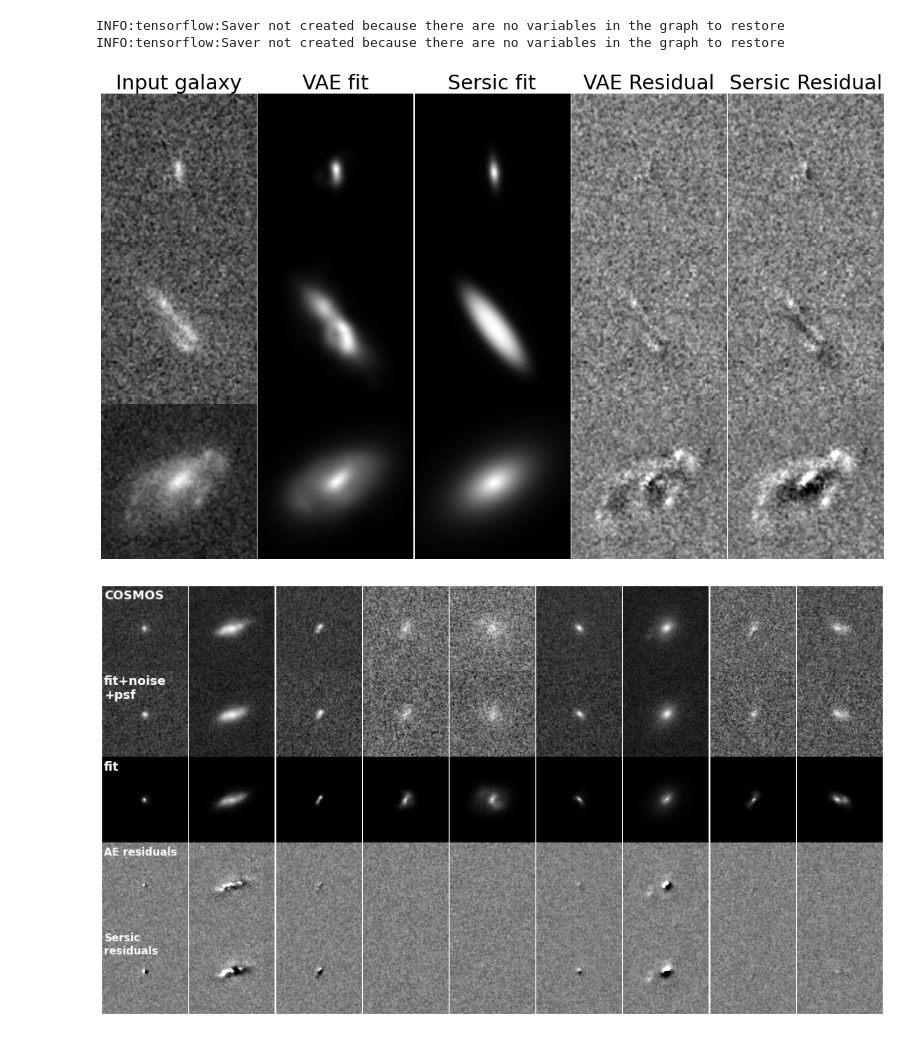
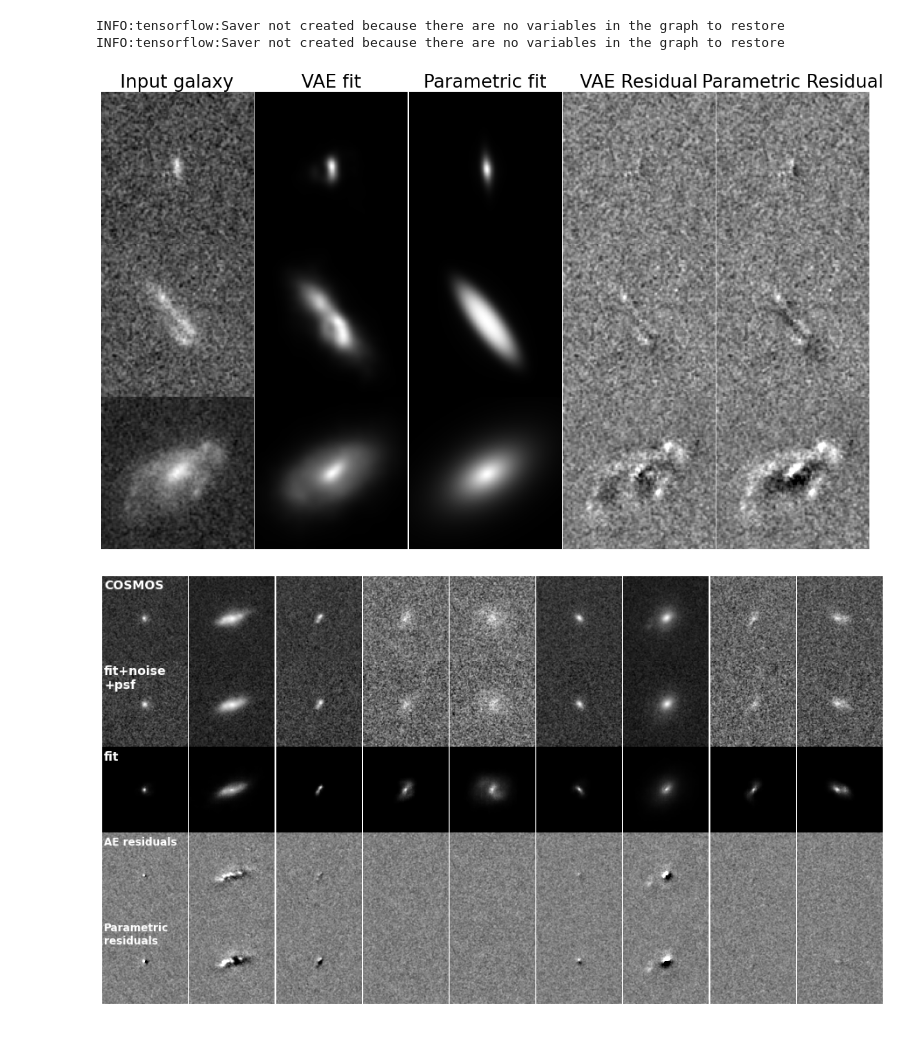
Before and after one commit to McWilliamsCenter/deep_galaxy_models, a Jupyter notebook: Figure_autoencode.ipynb, the cells around one changed output. Cells and saved outputs as stored; diff of their text form; code cells hidden in the pictures.

```diff
--- a/Figure_autoencode.ipynb
+++ b/Figure_autoencode.ipynb
@@ -34,7 +34,7 @@ INFO:tensorflow:Saver not created because there are no variables in the graph to
 indices = [81005,80252,80203]
 # %%
 b=8
-rcParams.update({'font.size': 24})
+rcParams.update({'font.size': 22})
 figure(figsize=(20,12.2))
 for j in range(3):
     im_real = galsim.ImageF(STAMP_SIZE, STAMP_SIZE, scale=PIXEL_SCALE)
@@ -78,36 +78,36 @@ for j in range(3):
         title('Input galaxy')
     axis('off')
 
     subplot(3,5,2+j*5)
     imshow(arcsinh(50*im_sim.array[b:-b,b:-b]), cmap='gray', vmin=0)
     axis('off')
     if j == 0:
         title('VAE fit')
 
     subplot(3,5,3+j*5)
     imshow(arcsinh(50*im_param.array[b:-b,b:-b]), cmap='gray', vmin=0)
     axis('off')
     if j == 0:
-        title('Sersic fit')
+        title('Parametric fit')
 
     subplot(3,5,4+j*5)
     imshow(im_real.array[b:-b,b:-b] - im_sim.array[b:-b,b:-b], cmap='gray', vmin=-0.015, vmax=0.015)
     axis('off');
     if j == 0:
         title('VAE Residual')
 
     subplot(3,5,5+j*5)
     imshow(im_real.array[b:-b,b:-b] - im_param.array[b:-b,b:-b], cmap='gray', vmin=-0.015, vmax=0.015)
     axis('off');
     if j == 0:
-        title('Sersic Residual')
+        title('Parametric Residual')
 
     subplots_adjust(wspace=0, hspace=0)
 
 subplots_adjust(wspace=0, hspace=0)
 savefig('Figures/Figure_autoencode.pdf',bbox_inches='tight')
 # %% [output]
-[figure, old version]
+[figure, new version]
 # %%
 # Noise model
 cosmos_noise = galsim.getCOSMOSNoise()
@@ -183,8 +183,8 @@ for i in range(9):
     imshow( im_real.array - im_param.array, cmap='gray',vmin=-0.02, vmax=0.02)
     axis('off')
     if i==0:
-        text(2, 5, "Sersic\nresiduals", verticalalignment='top', fontsize=12, color="white", weight="bold")
+        text(2, 5, "Parametric\nresiduals", verticalalignment='top', fontsize=12, color="white", weight="bold")
 
 plt.subplots_adjust(wspace=0, hspace=0)
 # %% [output]
-[figure, old version]
+[figure, new version]
```
Also changed, not shown: 15 other files.
